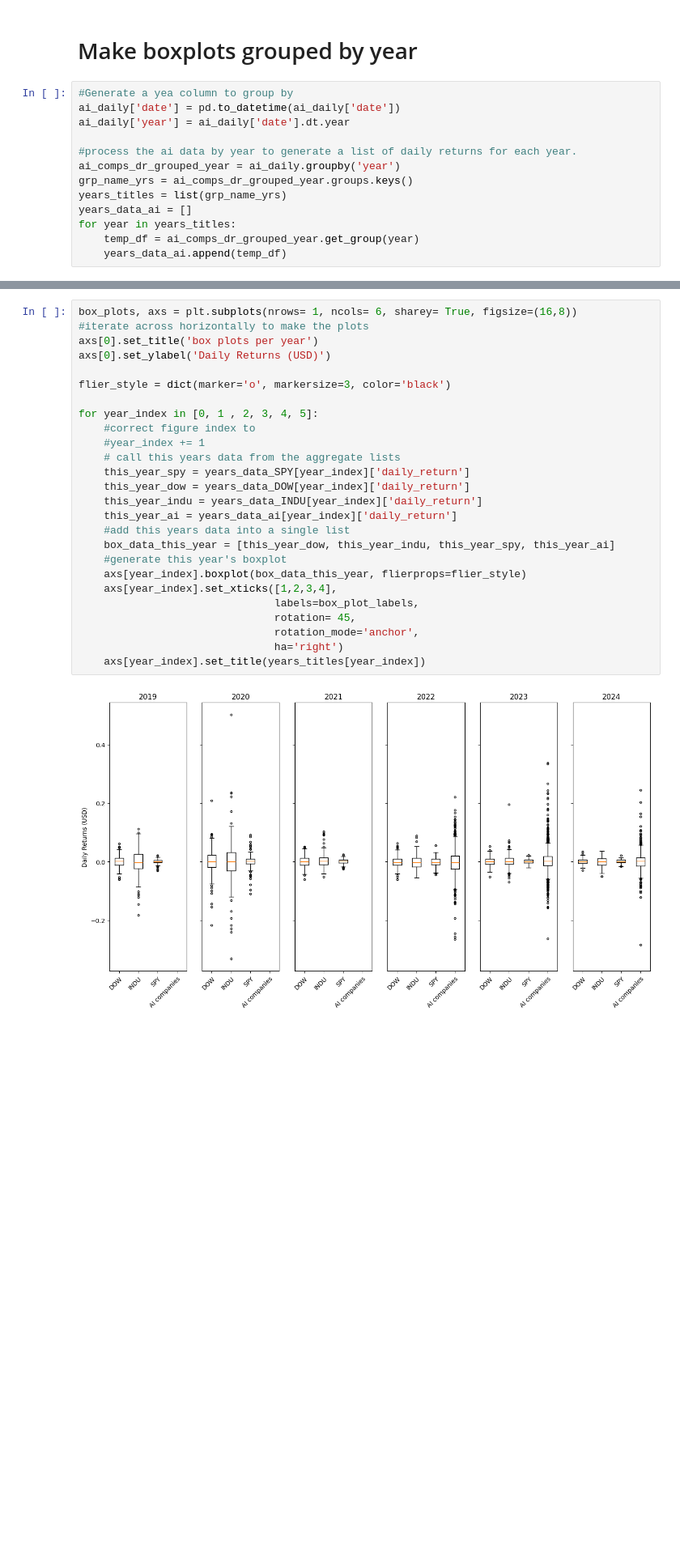
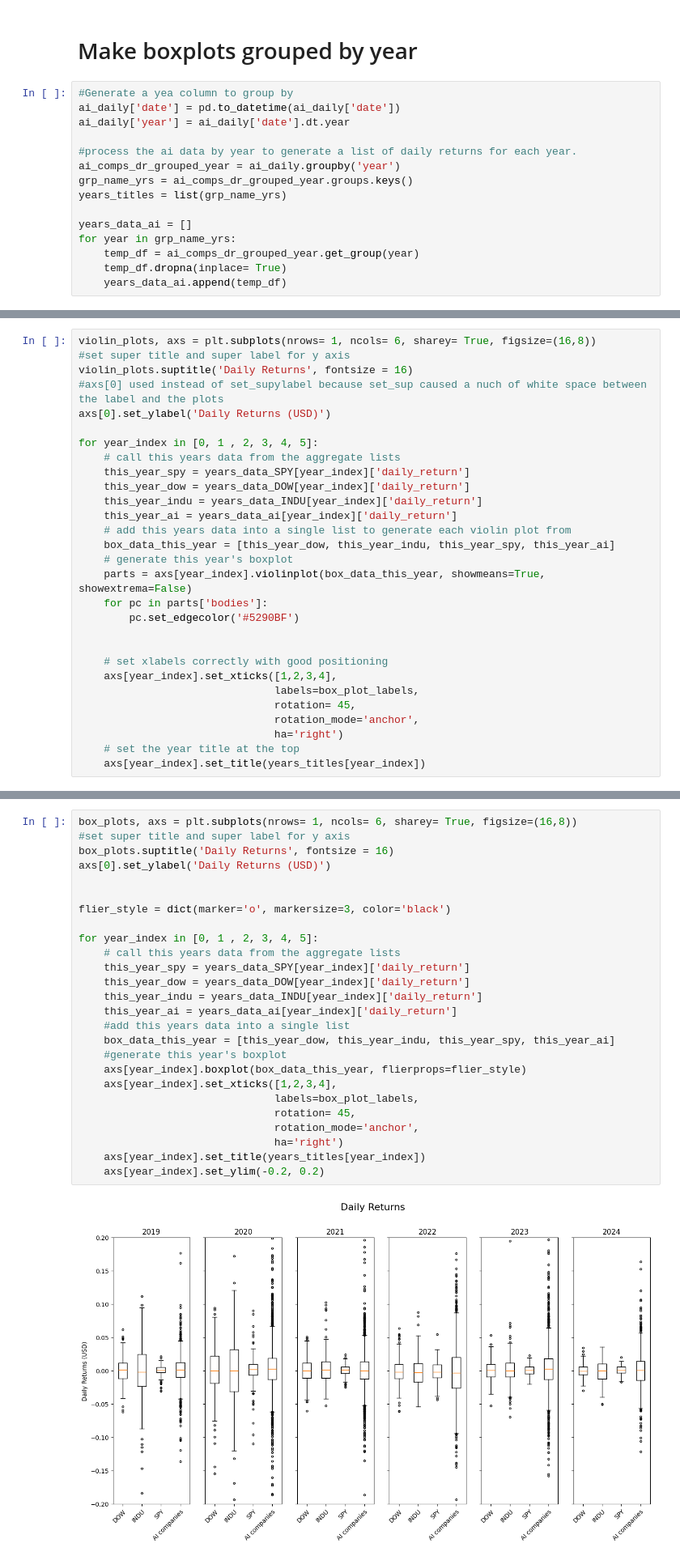
Before and after one commit to Nate-Sheibley/Top-10-AI-stocks-5y-overview, a Jupyter notebook: AIStocksProject/box_plts&anova_tests.ipynb, the cells around one changed output, grey strips where cells are left out. Shown at 81% size. Drawn from its saved outputs; the diff is of its cells as text; blank space fills up the shorter version.

Commit message:
box plot for years and violin plot completed

```diff
--- a/AIStocksProject/box_plts&anova_tests.ipynb
+++ b/AIStocksProject/box_plts&anova_tests.ipynb
@@ -105,9 +105,11 @@ ai_daily['year'] = ai_daily['date'].dt.year
 ai_comps_dr_grouped_year = ai_daily.groupby('year')
 grp_name_yrs = ai_comps_dr_grouped_year.groups.keys()
 years_titles = list(grp_name_yrs)
+
 years_data_ai = []
-for year in years_titles:
+for year in grp_name_yrs:
     temp_df = ai_comps_dr_grouped_year.get_group(year)
+    temp_df.dropna(inplace= True)
     years_data_ai.append(temp_df)
 # %% [output]
 A value is trying to be set on a copy of a slice from a DataFrame.
@@ -190,0 +227,29 @@ array(['DOW', 'INDU', 'SPY', 'AI companies'], dtype='<U12')
+# %%
+violin_plots, axs = plt.subplots(nrows= 1, ncols= 6, sharey= True, figsize=(16,8))
+#set super title and super label for y axis
+violin_plots.suptitle('Daily Returns', fontsize = 16)
+#axs[0] used instead of set_supylabel because set_sup caused a nuch of white space between the label and the plots
+axs[0].set_ylabel('Daily Returns (USD)')
+
+for year_index in [0, 1 , 2, 3, 4, 5]:
+    # call this years data from the aggregate lists
+    this_year_spy = years_data_SPY[year_index]['daily_return']
+    this_year_dow = years_data_DOW[year_index]['daily_return']
+    this_year_indu = years_data_INDU[year_index]['daily_return']
+    this_year_ai = years_data_ai[year_index]['daily_return']
+    # add this years data into a single list to generate each violin plot from
+    box_data_this_year = [this_year_dow, this_year_indu, this_year_spy, this_year_ai]
+    # generate this year's boxplot
+    parts = axs[year_index].violinplot(box_data_this_year, showmeans=True, showextrema=False)
+    for pc in parts['bodies']:
+        pc.set_edgecolor('#5290BF')
+
+
+    # set xlabels correctly with good positioning
+    axs[year_index].set_xticks([1,2,3,4],
+                               labels=box_plot_labels,
+                               rotation= 45,
+                               rotation_mode='anchor',
+                               ha='right')
+    # set the year title at the top
+    axs[year_index].set_title(years_titles[year_index])
@@ -191,28 +260,28 @@ array(['DOW', 'INDU', 'SPY', 'AI companies'], dtype='<U12')
 # %%
 box_plots, axs = plt.subplots(nrows= 1, ncols= 6, sharey= True, figsize=(16,8))
-#iterate across horizontally to make the plots
-axs[0].set_title('box plots per year')
+#set super title and super label for y axis
+box_plots.suptitle('Daily Returns', fontsize = 16)
 axs[0].set_ylabel('Daily Returns (USD)')
+
 
 flier_style = dict(marker='o', markersize=3, color='black')
 
 for year_index in [0, 1 , 2, 3, 4, 5]:
-    #correct figure index to
-    #year_index += 1
     # call this years data from the aggregate lists
     this_year_spy = years_data_SPY[year_index]['daily_return']
     this_year_dow = years_data_DOW[year_index]['daily_return']
     this_year_indu = years_data_INDU[year_index]['daily_return']
     this_year_ai = years_data_ai[year_index]['daily_return']
     #add this years data into a single list
     box_data_this_year = [this_year_dow, this_year_indu, this_year_spy, this_year_ai]
     #generate this year's boxplot
     axs[year_index].boxplot(box_data_this_year, flierprops=flier_style)
     axs[year_index].set_xticks([1,2,3,4],
                                labels=box_plot_labels,
                                rotation= 45,
                                rotation_mode='anchor',
                                ha='right')
     axs[year_index].set_title(years_titles[year_index])
+    axs[year_index].set_ylim(-0.2, 0.2)
 # %% [output]
-[figure, old version]
+[figure, new version]
```
Also changed, not shown: parts of 5 cells of this notebook.
